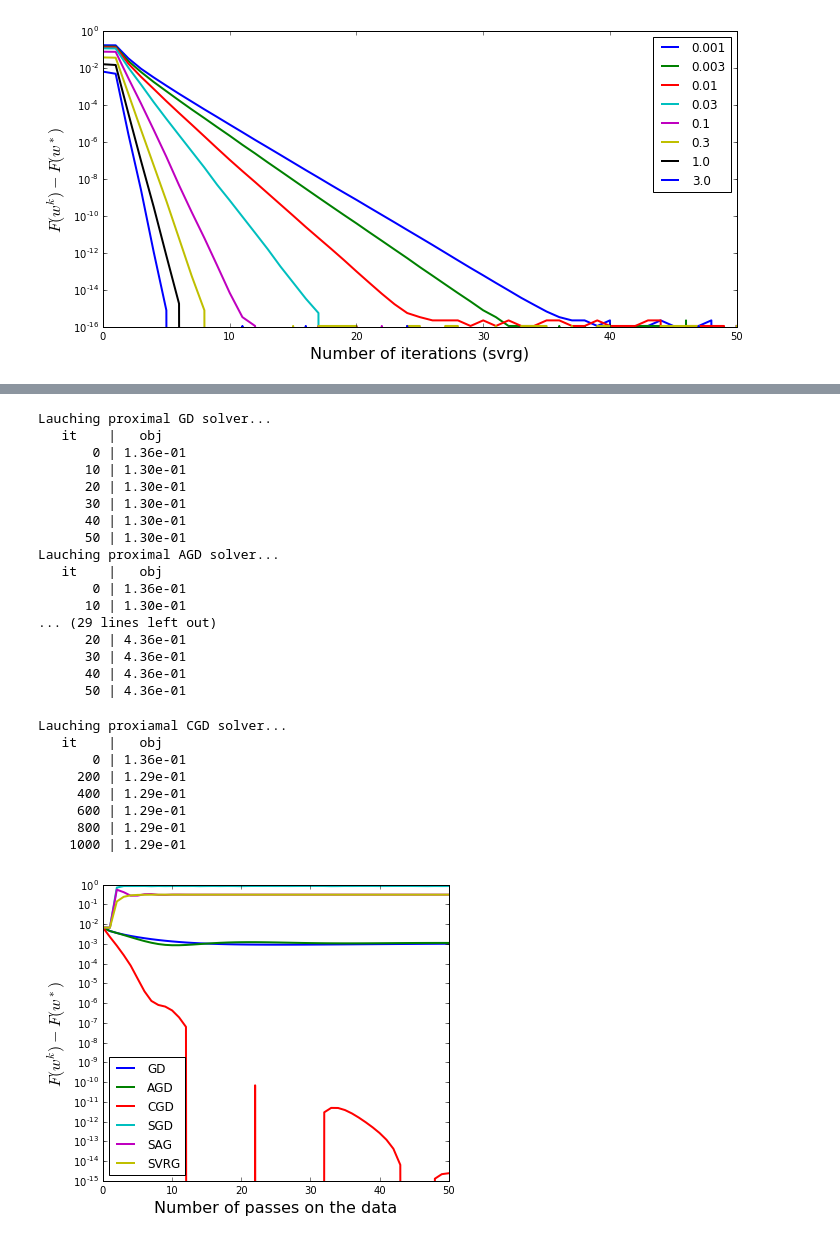
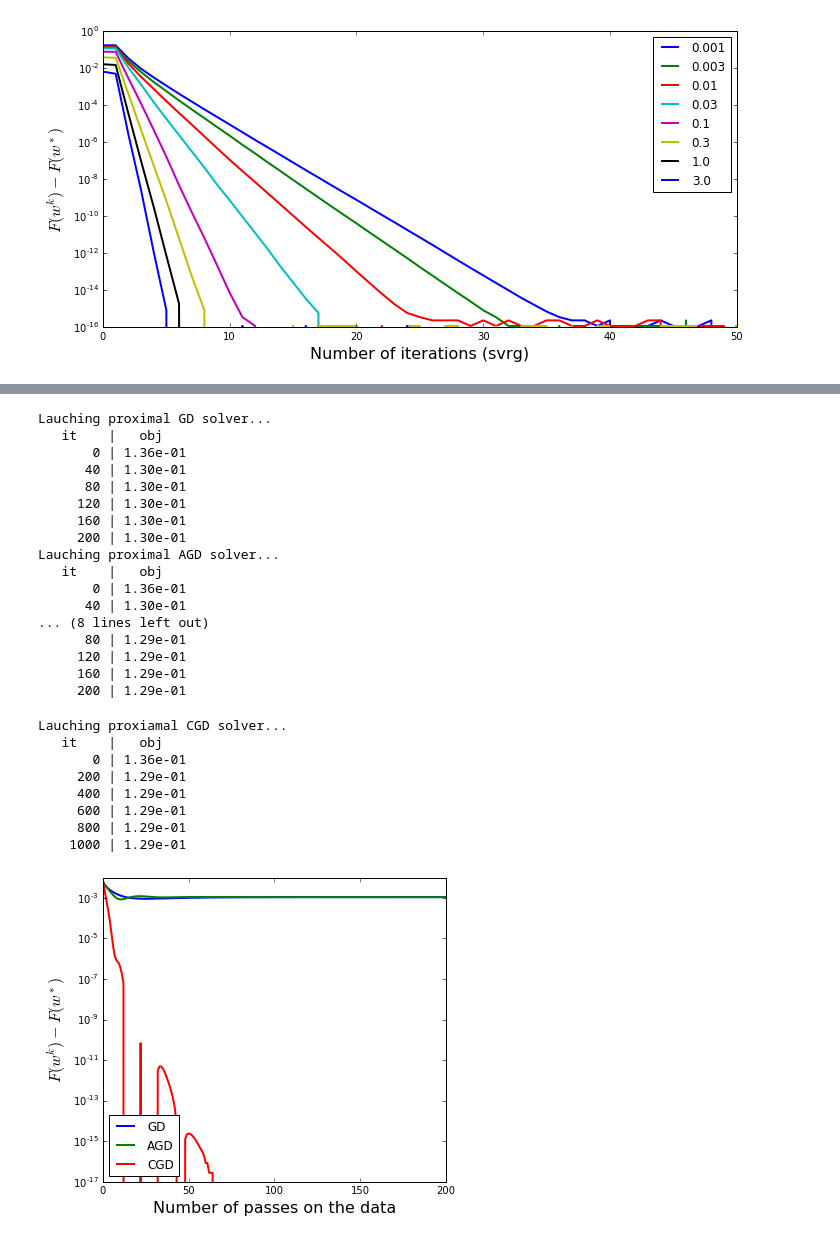
Before and after one commit to vovanhuy/ml2, a Jupyter notebook: tp.ipynb, the cells around one changed output, grey strips where cells are left out. Drawn from its saved outputs; the diff is of its cells as text; code cells hidden in the pictures.

```diff
--- a/tp.ipynb
+++ b/tp.ipynb
@@ -1337,5 +1280,7 @@ def prox_svrg(model, w0, idx_samples, n_iter, step, callback, verbose=True):
 # %%
+# proximal...
 # gradient descent
+n_iter = 200
 callback_gd = inspector(model, n_iter=n_iter, verbose=True)
 w_gd = prox_gd(model, w0, n_iter=n_iter, callback=callback_gd, verbose=True)
 
@@ -1346,72 +1291,53 @@ w_agd = prox_agd(model, w0, n_iter=n_iter, callback=callback_agd, verbose=True)
 # coordinate gradient descent
 callback_cgd = inspector(model, n_iter=n_iter, verbose=True)
 w_cgd = prox_cgd(model, w0, n_iter=n_iter, callback=callback_cgd, verbose=True)
-
-# stochastic gradient descent
-step = 0.001
-callback_sgd = inspector(model, n_iter=n_iter, verbose=True)
-w_sgd = prox_sgd(model, w0, idx_samples, n_iter=model.n_samples * n_iter,
-            step=step, callback=callback_sgd, verbose=True)
-
-# stochastic avergage gradient descent
-step = 1 / model.lip_max()
-callback_sag = inspector(model, n_iter=n_iter, verbose=True)
-w_sag = prox_sag(model, w0, idx_samples, n_iter=model.n_samples * n_iter,
-            step=step, callback=callback_sag, verbose=True)
-
-# stochastic variance reduced gradient
-step = 1 / model.lip_max()
-callback_svrg = inspector(model, n_iter=n_iter, verbose=True)
-w_svrg = prox_svrg(model, w0, idx_samples, n_iter=model.n_samples * n_iter,
-              step=step, callback=callback_svrg, verbose=True)
 # %% [output]
 Lauching proximal GD solver...
    it    |   obj
        0 | 1.36e-01
-      10 | 1.30e-01
-      20 | 1.30e-01
-      30 | 1.30e-01
       40 | 1.30e-01
-      50 | 1.30e-01
+      80 | 1.30e-01
+     120 | 1.30e-01
+     160 | 1.30e-01
+     200 | 1.30e-01
 Lauching proximal AGD solver...
    it    |   obj
        0 | 1.36e-01
-      10 | 1.30e-01
-... (29 lines left out)
-      20 | 4.36e-01
-      30 | 4.36e-01
-      40 | 4.36e-01
-      50 | 4.36e-01
+      40 | 1.30e-01
+... (8 lines left out)
+      80 | 1.29e-01
+     120 | 1.29e-01
+     160 | 1.29e-01
+     200 | 1.29e-01
 # %%
-callbacks = [callback_gd, callback_agd, callback_cgd, callback_sgd,
-             callback_sag, callback_svrg]
-names = ["GD", "AGD", "CGD", "SGD", "SAG", "SVRG"]
+callbacks = [callback_gd, callback_agd, callback_cgd]
+names = ["GD", "AGD", "CGD"]
 
 callback_long = inspector(model, n_iter=1000, verbose=True)
 w_cgd = prox_cgd(model, w0, n_iter=1000, callback=callback_long, verbose=True)
 obj_min = callback_long.objectives[-1]
 
 plt.figure(figsize=(6, 5))
 plt.yscale("log")
 
 for callback, name in zip(callbacks, names):
     objectives = np.array(callback.objectives)
     objectives_dist = objectives - obj_min
     plt.plot(objectives_dist, label=name, lw=2)
 
 plt.tight_layout()
 plt.xlim((0, n_iter))
 plt.xlabel("Number of passes on the data", fontsize=16)
 plt.ylabel(r"$F(w^k) - F(w^*)$", fontsize=16)
 plt.legend(loc='lower left')
 plt.tight_layout()
 # %% [output]
 Lauching proxiamal CGD solver...
    it    |   obj
        0 | 1.36e-01
      200 | 1.29e-01
      400 | 1.29e-01
      600 | 1.29e-01
      800 | 1.29e-01
     1000 | 1.29e-01
-[figure, old version]
+[figure, new version]
```
Also changed, not shown: parts of 4 cells of this notebook.
